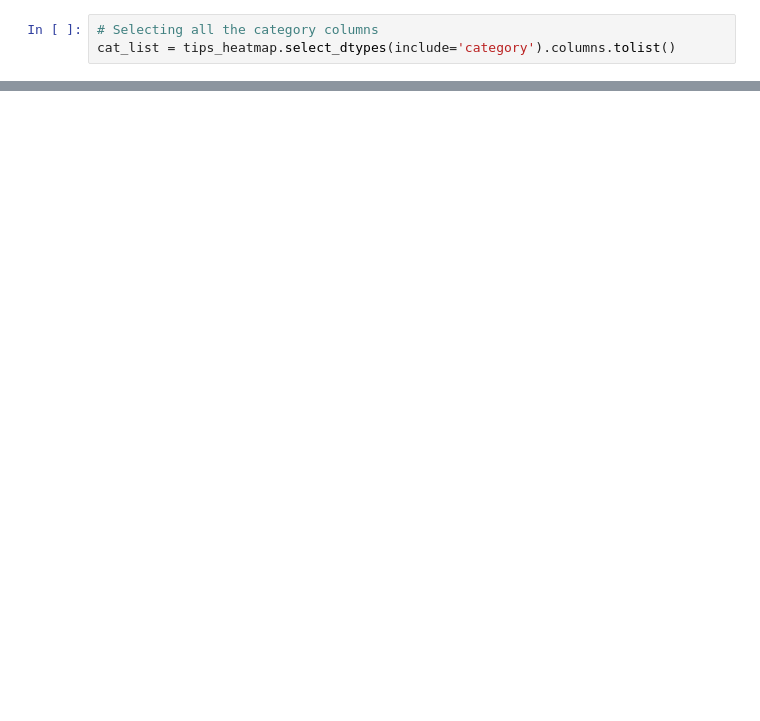
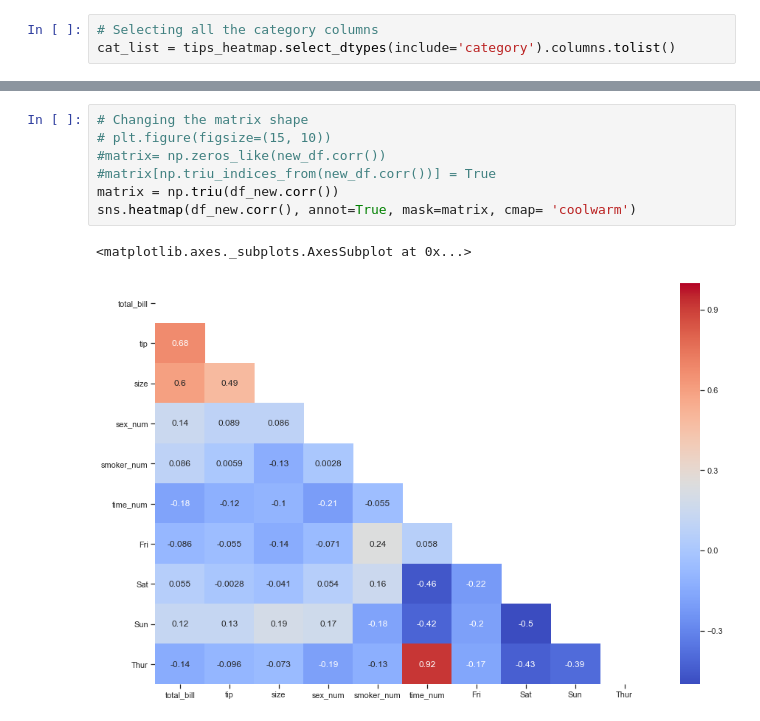
Before and after one commit to HenkT28/Fundamentals_Of_Data_Analysis_Assessment, a Jupyter notebook: Tips_Dataset.ipynb, the cells around one changed output, grey strips where cells are left out. Drawn from its saved outputs; the diff is of its cells as text; blank space fills up the shorter version.

```diff
--- a/Tips_Dataset.ipynb
+++ b/Tips_Dataset.ipynb
@@ -1034,3 +1190,13 @@ cat_list
+# %%
+# Changing the matrix shape
+# plt.figure(figsize=(15, 10))
+#matrix= np.zeros_like(new_df.corr())
+#matrix[np.triu_indices_from(new_df.corr())] = True
+matrix = np.triu(df_new.corr())
+sns.heatmap(df_new.corr(), annot=True, mask=matrix, cmap= 'coolwarm')
+# %% [output]
+<matplotlib.axes._subplots.AxesSubplot at 0x...>
+[figure, added]
 # %% [markdown]
 ## References
 
```
Also changed, not shown: parts of 28 cells of this notebook.
